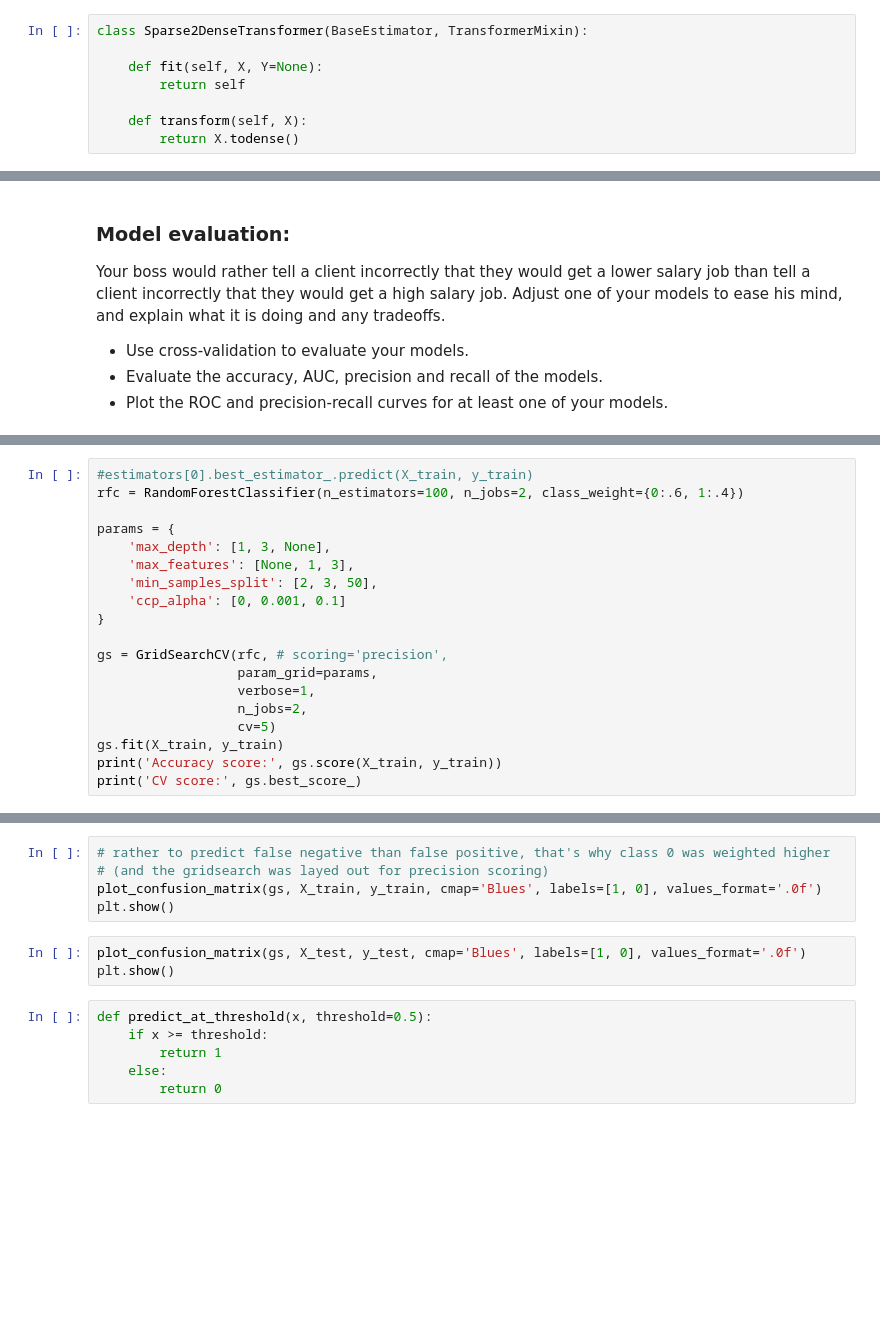
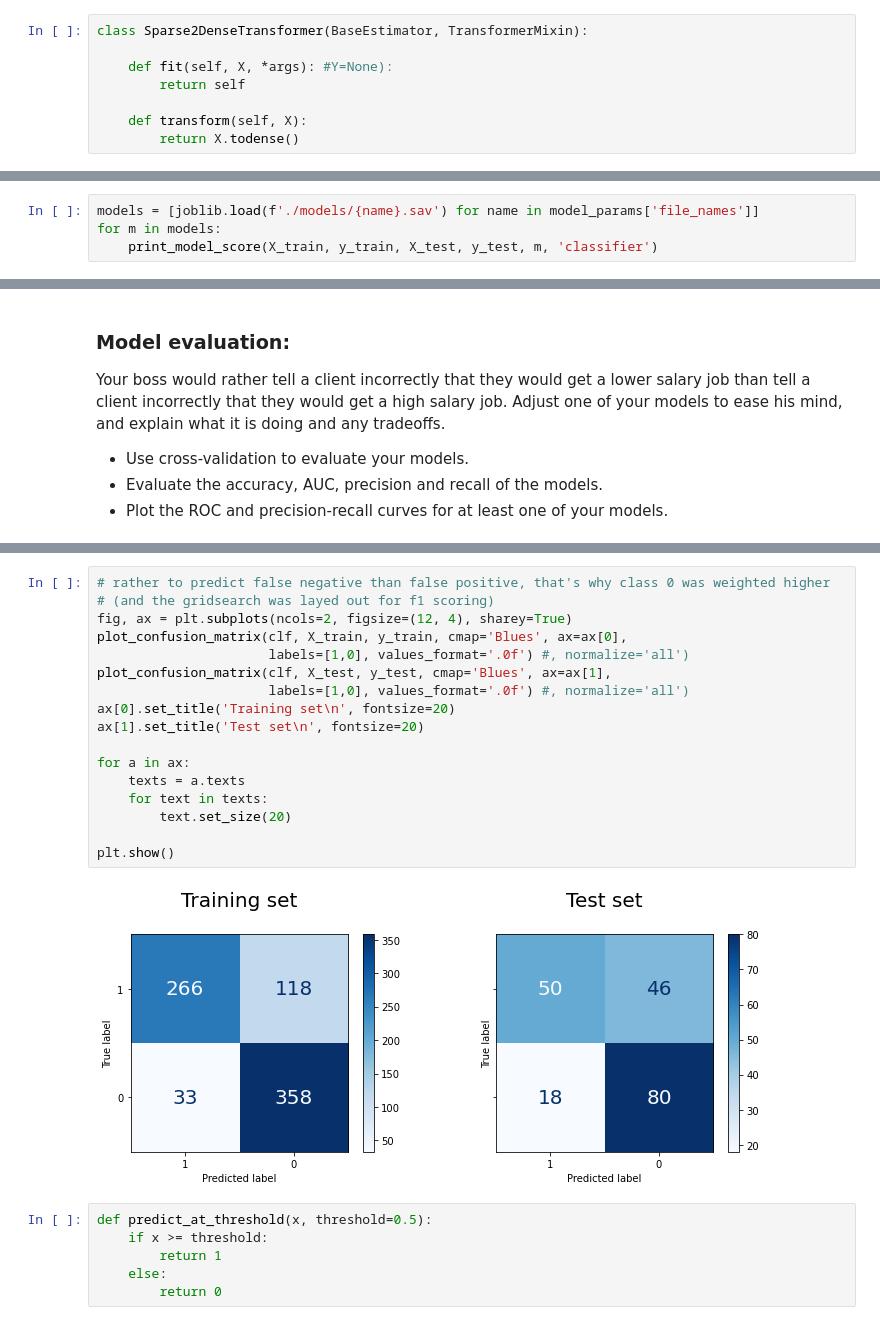
Before and after one commit to androi7/ds-mini-projects, a Jupyter notebook: WebScraping/Salary.ipynb, the cells around one changed output, grey strips where cells are left out. Saved outputs shown, nothing was run; the diff lists cells and outputs as text; blank space fills up the shorter version.

```diff
--- a/WebScraping/Salary.ipynb
+++ b/WebScraping/Salary.ipynb
@@ -1469,7 +1473,7 @@ class StemmedTfidfVectorizer(TfidfVectorizer):
 # %%
 class Sparse2DenseTransformer(BaseEstimator, TransformerMixin):
 
-    def fit(self, X, Y=None):
+    def fit(self, X, *args): #Y=None):
         return self
 
     def transform(self, X):
@@ -1712,0 +1646,4 @@ estimators = get_estimators_scores(X_train, y_train, X_test, y_test,
+# %%
+models = [joblib.load(f'./models/{name}.sav') for name in model_params['file_names']]
+for m in models:
+    print_model_score(X_train, y_train, X_test, y_test, m, 'classifier')
@@ -1725,19 +1842,0 @@ plot_roc_curve, recall_score, precision_score
-# %%
-#estimators[0].best_estimator_.predict(X_train, y_train)
-rfc = RandomForestClassifier(n_estimators=100, n_jobs=2, class_weight={0:.6, 1:.4})
-
-params = {
-    'max_depth': [1, 3, None],
-    'max_features': [None, 1, 3],
-    'min_samples_split': [2, 3, 50],
-    'ccp_alpha': [0, 0.001, 0.1]
-}
-
-gs = GridSearchCV(rfc, # scoring='precision',
-                  param_grid=params,
-                  verbose=1,
-                  n_jobs=2,
-                  cv=5)
-gs.fit(X_train, y_train)
-print('Accuracy score:', gs.score(X_train, y_train))
-print('CV score:', gs.best_score_)
@@ -1744,11 +1881,22 @@ print('CV score:', gs.best_score_)
 # %%
 # rather to predict false negative than false positive, that's why class 0 was weighted higher
-# (and the gridsearch was layed out for precision scoring)
-plot_confusion_matrix(gs, X_train, y_train, cmap='Blues', labels=[1, 0], values_format='.0f')
+# (and the gridsearch was layed out for f1 scoring)
+fig, ax = plt.subplots(ncols=2, figsize=(12, 4), sharey=True)
+plot_confusion_matrix(clf, X_train, y_train, cmap='Blues', ax=ax[0],
+                      labels=[1,0], values_format='.0f') #, normalize='all')
+plot_confusion_matrix(clf, X_test, y_test, cmap='Blues', ax=ax[1],
+                      labels=[1,0], values_format='.0f') #, normalize='all')
+ax[0].set_title('Training set\n', fontsize=20)
+ax[1].set_title('Test set\n', fontsize=20)
+
+for a in ax:
+    texts = a.texts
+    for text in texts:
+        text.set_size(20)
+
 plt.show()
+# %% [output]
+[figure, added]
-# %%
-plot_confusion_matrix(gs, X_test, y_test, cmap='Blues', labels=[1, 0], values_format='.0f')
-plt.show()
 # %%
 def predict_at_threshold(x, threshold=0.5):
     if x >= threshold:
```
Also changed, not shown: parts of 73 cells of this notebook, 16 other files.
